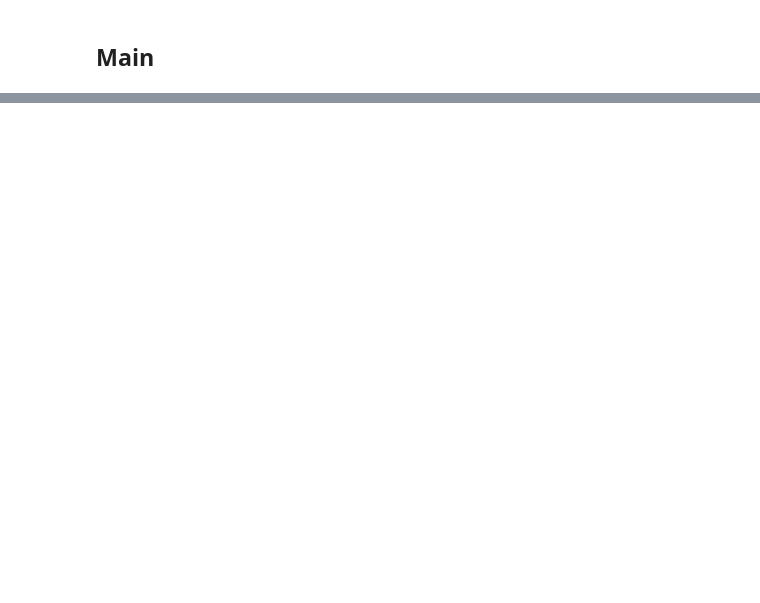
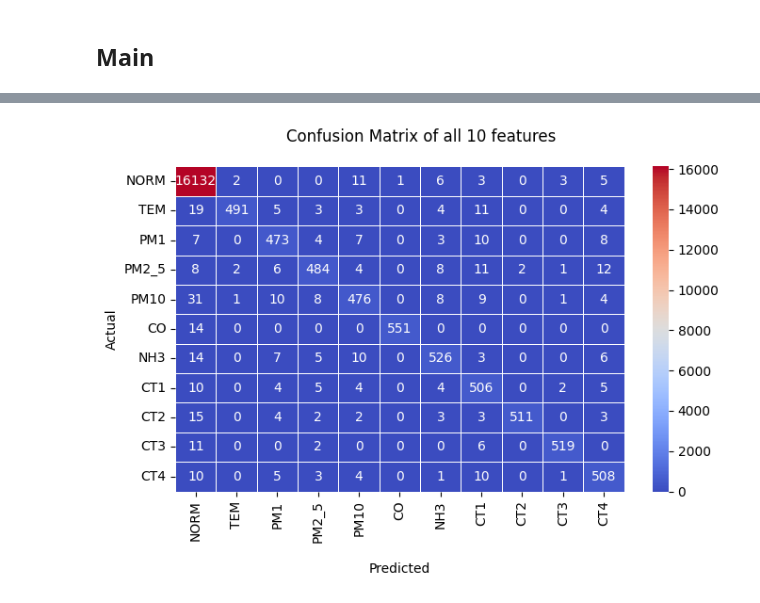
Before and after one commit to tkang007/ohtdata, a Jupyter notebook: oht4knn.ipynb, the cells around one changed output, grey strips where cells are left out. Saved outputs shown, nothing was run; the diff lists cells and outputs as text; code cells hidden in the pictures; blank space fills up the shorter version.

```diff
--- a/oht4knn.ipynb
+++ b/oht4knn.ipynb
@@ -100,21 +367,0 @@ Name: FLAG, dtype: int64
-# %%
-_start = time.time()
-
-# Create KNN classifier
-knn = KNeighborsClassifier()
-
-# Grid search for optimal K value
-param_grid = {"n_neighbors": conf.N_NEIGHBORS}
-print(f"param_grid={param_grid}")
-
-# K-fold Cross-Validation: Divide the dataset into K folds. Train the model on K-1 folds and evaluate on the remaining fold.
-# Repeat this K times, rotating the validation fold.
-grid_search = GridSearchCV(knn, param_grid, cv=4, verbose=3)  # cv for cross validator folds
-grid_search.fit(X_train, y_train)
-
-# Best K value
-best_k = grid_search.best_params_["n_neighbors"]
-print(f"best_k={best_k} on param_grid={param_grid}")
-
-_elapsed = time.time() - _start
-print(f"elapsed time: {human.format_timespan(_elapsed)}")
@@ -186,0 +368,8 @@ weighted avg       0.95      0.95      0.95     21600
+# %%
+# knn predict
+_start = time.time()
+
+y_pred = knn_predict(model, X_test)
+
+_elapsed = time.time() - _start
+print(f"elapsed time: {human.format_timespan(_elapsed)}")
@@ -186,0 +378,4 @@ weighted avg       0.95      0.95      0.95     21600
+# %%
+# knn report
+
+dfcm = knn_report(best_k, y_test, y_pred, ALL_LABELS, title="all 10 features")
@@ -186,0 +400,11 @@ weighted avg       0.95      0.95      0.95     21600
+# %%
+# knn confusion matrix heatmap chart
+start = time.time()
+
+pngfile = "knn-cm-heatmap-all.png"
+knn_cm_heatmap(dfcm, title="all 10 features", pngfile=pngfile)
+
+_elapsed = time.time() - _start
+print(f"elapsed time: {human.format_timespan(_elapsed)}")
+# %% [output]
+[figure, added]
```
Also changed, not shown: parts of 36 cells of this notebook, 6 other files.
